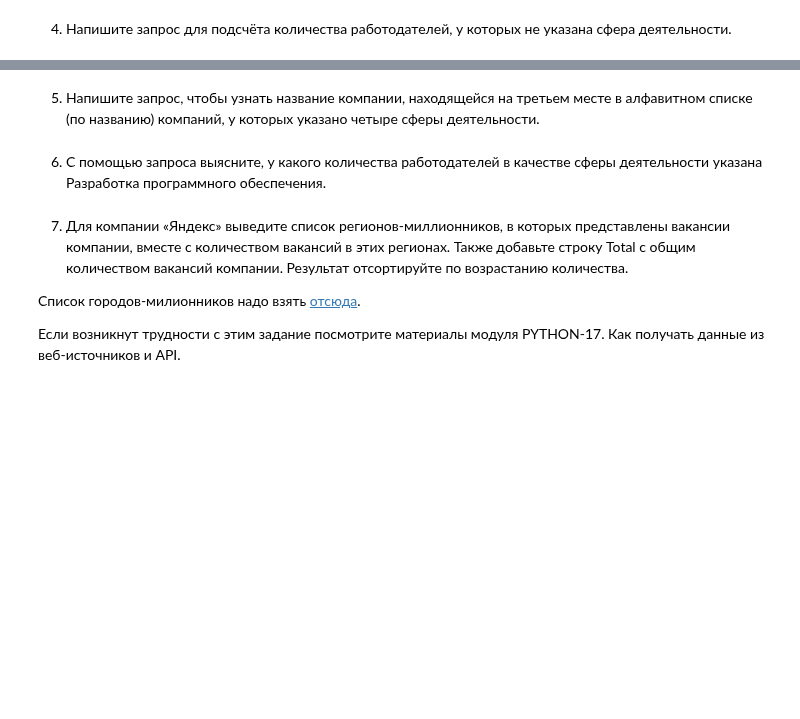
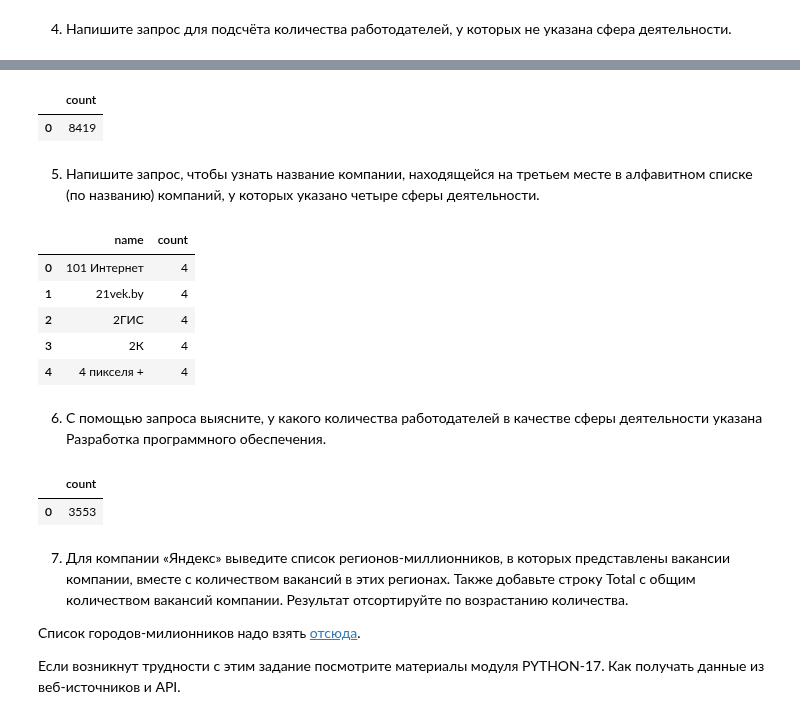
Before and after one commit to BubbleGama4ok/test, a Jupyter notebook: project_2/Project_2_Ноутбук_шаблон.ipynb, the cells around one changed output, grey strips where cells are left out. Cells and saved outputs as stored; diff of their text form; code cells hidden in the pictures; blank space fills up the shorter version.

```diff
--- a/project_2/Project_2_Ноутбук_шаблон.ipynb
+++ b/project_2/Project_2_Ноутбук_шаблон.ipynb
@@ -264,17 +319,67 @@ df52
 # %%
 # текст запроса
+q54 = f'''
+select
+    count(e.name)
+from employers e
+left join EMPLOYERS_INDUSTRIES ee on ee.employer_id=e.id
+where ee.industry_id is null
+'''
+df54 = pd.read_sql_query(q54, connection)
+df54
+# %% [output]
+|  | count |
+| 0 | 8419 |
 # %%
 # результат запроса
 # %% [markdown]
 5. Напишите запрос, чтобы узнать название компании, находящейся на третьем месте в алфавитном списке (по названию) компаний, у которых указано четыре сферы деятельности.
 # %%
 # текст запроса
+q55 = f'''
+select
+    e.name,
+    count(ee.industry_id)
+from employers e
+left join EMPLOYERS_INDUSTRIES ee on ee.employer_id=e.id
+group by 1
+--where ee.industry_id is null
+having count(ee.industry_id) = 4
+order by 1
+limit 5
+'''
+df55 = pd.read_sql_query(q55, connection)
+df55
+# %% [output]
+|  | name | count |
+| 0 | 101 Интернет | 4 |
+| 1 | 21vek.by | 4 |
+| 2 | 2ГИС | 4 |
+| 3 | 2К | 4 |
+| 4 | 4 пикселя + | 4 |
 # %%
 # результат запроса
 # %% [markdown]
 6. С помощью запроса выясните, у какого количества работодателей в качестве сферы деятельности указана Разработка программного обеспечения.
 # %%
 # текст запроса
+q56 = f'''
+select
+    count(e.name)
+from EMPLOYERS_INDUSTRIES ee
+left join employers e on ee.employer_id=e.id
+left join INDUSTRIES i on i.id=ee.industry_id
+--group by 1
+where i.name = 'Разработка программного обеспечения'
+--having count(ee.industry_id) = 4
+order by 1
+--limit 5
+'''
+df56 = pd.read_sql_query(q56, connection)
+df56
+# %% [output]
+|  | count |
+| 0 | 3553 |
 # %%
 # результат запроса
 # %% [markdown]
```
Also changed, not shown: parts of 5 cells of this notebook, 1 other file.
